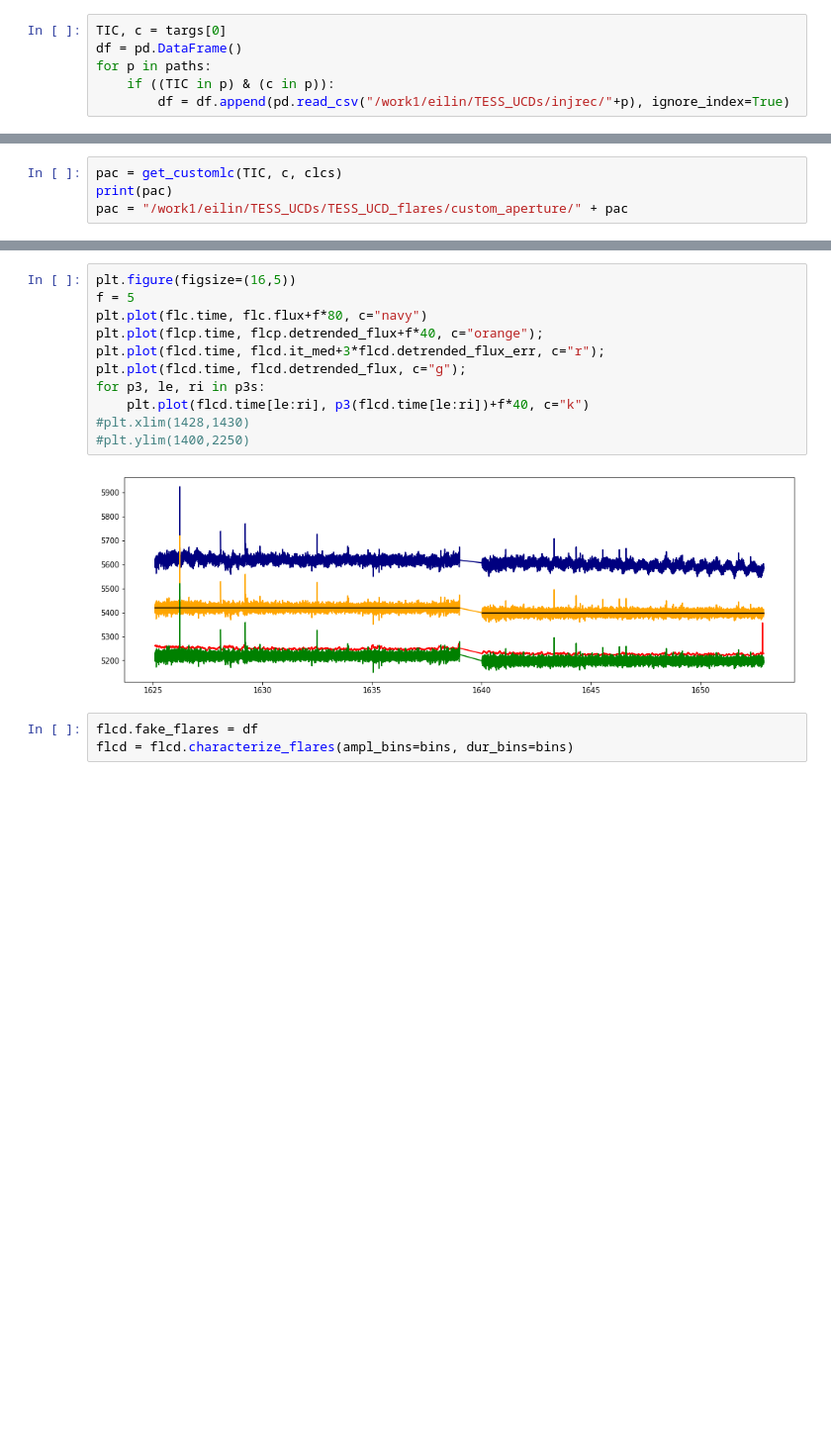
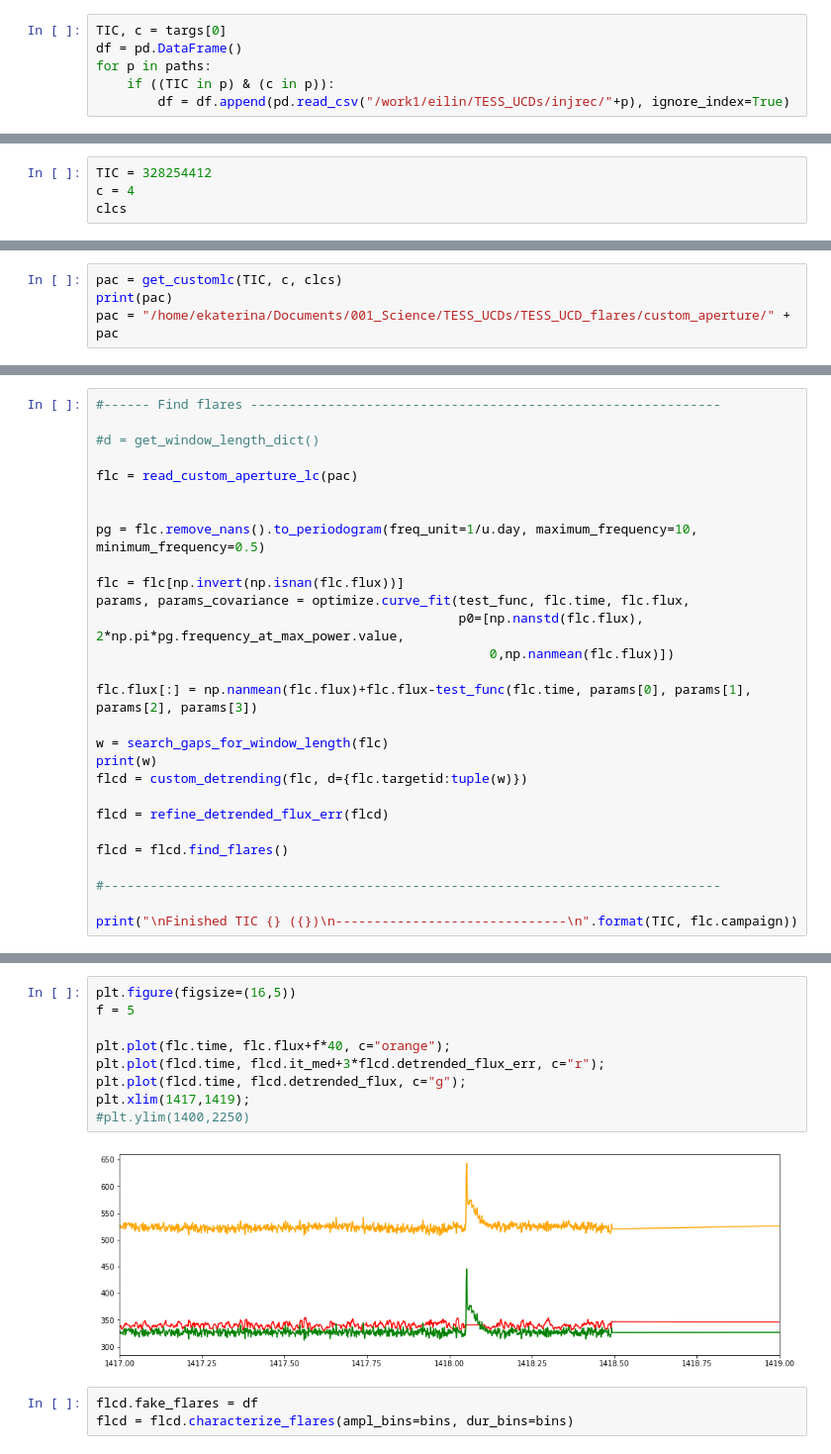
Before and after one commit to ekaterinailin/TESS_UCD_flares, a Jupyter notebook: notebook/NB3_Look_at_inj_rec_heatmap.ipynb, the cells around one changed output, grey strips where cells are left out. Shown: that part at 99% size. Cells and saved outputs as stored; diff of their text form; blank space fills up the shorter version.

Commit message:
Converged on some procedure to detect flares. This version will be used for innjrec now.

```diff
--- a/notebook/NB3_Look_at_inj_rec_heatmap.ipynb
+++ b/notebook/NB3_Look_at_inj_rec_heatmap.ipynb
@@ -60,0 +51,4 @@ plot_heatmap(dff, val, ID=TIC);
+# %%
+TIC = 328254412
+c = 4
+clcs
@@ -61,5 +73,5 @@ plot_heatmap(dff, val, ID=TIC);
 # %%
 pac = get_customlc(TIC, c, clcs)
 print(pac)
-pac = "/work1/eilin/TESS_UCDs/TESS_UCD_flares/custom_aperture/" + pac
+pac = "/home/ekaterina/Documents/001_Science/TESS_UCDs/TESS_UCD_flares/custom_aperture/" + pac
 # %% [output]
@@ -147,0 +80,28 @@ Finished TIC 142052876 (12)
+# %%
+#------ Find flares -------------------------------------------------------------
+
+#d = get_window_length_dict()
+
+flc = read_custom_aperture_lc(pac)
+
+
+pg = flc.remove_nans().to_periodogram(freq_unit=1/u.day, maximum_frequency=10, minimum_frequency=0.5)
+
+flc = flc[np.invert(np.isnan(flc.flux))]
+params, params_covariance = optimize.curve_fit(test_func, flc.time, flc.flux,
+                                               p0=[np.nanstd(flc.flux), 2*np.pi*pg.frequency_at_max_power.value,
+                                                   0,np.nanmean(flc.flux)])
+
+flc.flux[:] = np.nanmean(flc.flux)+flc.flux-test_func(flc.time, params[0], params[1], params[2], params[3])
+
+w = search_gaps_for_window_length(flc)
+print(w)
+flcd = custom_detrending(flc, d={flc.targetid:tuple(w)})
+
+flcd = refine_detrended_flux_err(flcd)
+
+flcd = flcd.find_flares()
+
+#--------------------------------------------------------------------------------
+
+print("\nFinished TIC {} ({})\n------------------------------\n".format(TIC, flc.campaign))
@@ -148,16 +122,14 @@ Finished TIC 142052876 (12)
 # %%
 plt.figure(figsize=(16,5))
 f = 5
-plt.plot(flc.time, flc.flux+f*80, c="navy")
-plt.plot(flcp.time, flcp.detrended_flux+f*40, c="orange");
+
+plt.plot(flc.time, flc.flux+f*40, c="orange");
 plt.plot(flcd.time, flcd.it_med+3*flcd.detrended_flux_err, c="r");
 plt.plot(flcd.time, flcd.detrended_flux, c="g");
-for p3, le, ri in p3s:
-    plt.plot(flcd.time[le:ri], p3(flcd.time[le:ri])+f*40, c="k")
-#plt.xlim(1428,1430)
+plt.xlim(1417,1419);
 #plt.ylim(1400,2250)
 # %% [output]
-[figure, old version]
+[figure, new version]
 # %%
 flcd.fake_flares = df
 flcd = flcd.characterize_flares(ampl_bins=bins, dur_bins=bins)
```
Also changed, not shown: parts of 14 cells of this notebook, 8 other files.
